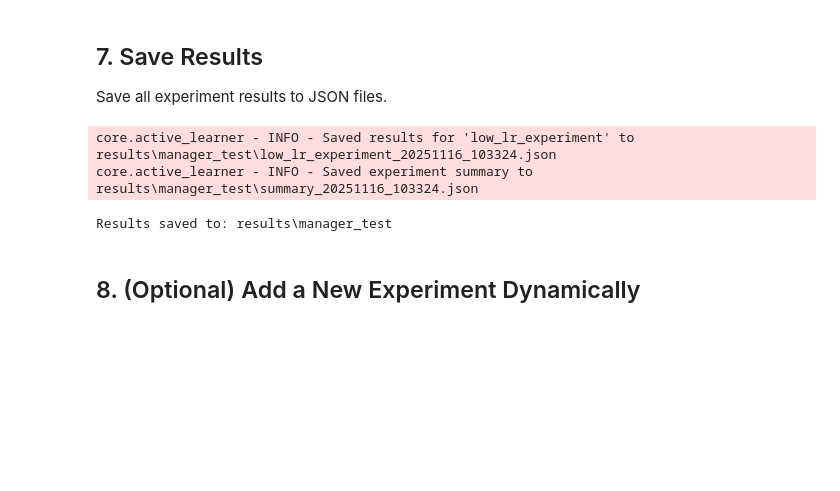
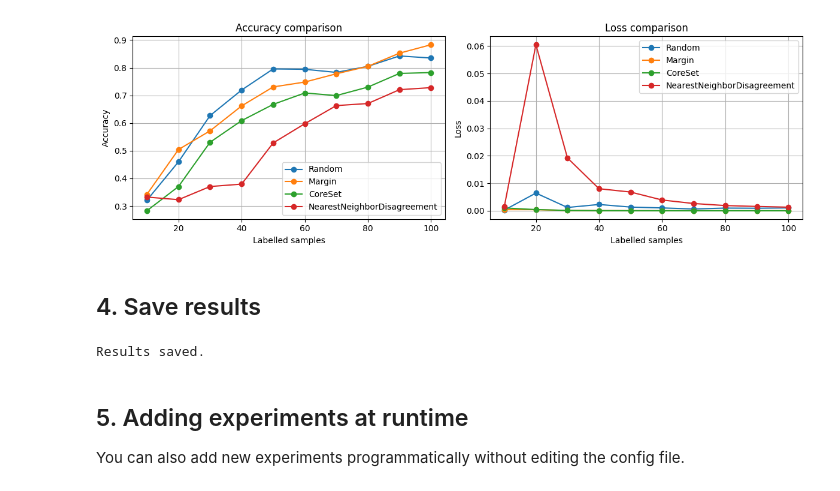
Before and after one commit to BenMcEwen1/BaseAL, a Jupyter notebook: core/docs/06_experiment_manager.ipynb, the cells around one changed output. Saved outputs shown, nothing was run; the diff lists cells and outputs as text; code cells hidden in the pictures; blank space fills up the shorter version.

```diff
--- a/core/docs/06_experiment_manager.ipynb
+++ b/core/docs/06_experiment_manager.ipynb
@@ -85,18 +35,16 @@ Run multiple cycles to see how the experiments progress.
 # %%
-num_cycles = 3
+n_cycles = 10
 
-for cycle in range(1, num_cycles + 1):
-    print(f"\n{'='*60}")
-    print(f"Cycle {cycle}/{num_cycles}")
-    print('='*60)
-
+for cycle in range(n_cycles):
     results = manager.run(
         n_samples=10,
-        epochs=5,
+        epochs=10,
         batch_size=8,
         parallel=False
     )
 
-    for exp_name, metrics in results.items():
-        print(f"{exp_name}: Loss={metrics['loss']:.4f}, Acc={metrics['accuracy']:.4f}")
+    if cycle % 3 == 0 or cycle == n_cycles - 1:
+        print(f"\nCycle {cycle + 1}/{n_cycles}")
+        for exp_name, metrics in results.items():
+            print(f"  {exp_name}: accuracy={metrics['accuracy']:.4f}, labelled={metrics['n_labeled']}")
 # %% [output]
@@ -182,15 +70,39 @@ plt.show()
-# %% [markdown]
-## 7. Save Results
-
-Save all experiment results to JSON files.
-# %%
-output_dir = Path("results/manager_test")
-manager.save(output_dir=output_dir)
-print(f"Results saved to: {output_dir}")
-# %% [output]
-core.active_learner - INFO - Saved results for 'low_lr_experiment' to results\manager_test\low_lr_experiment_20251116_103324.json
-core.active_learner - INFO - Saved experiment summary to results\manager_test\summary_20251116_103324.json
-Results saved to: results\manager_test
-# %% [markdown]
-## 8. (Optional) Add a New Experiment Dynamically
+# %%
+fig, axes = plt.subplots(1, 2, figsize=(12, 4))
+
+for learner, name in zip(manager.experiments, manager.experiment_names):
+    accuracies = [h['accuracy'] for h in learner.training_history]
+    losses = [h['loss'] for h in learner.training_history]
+    n_labeled = [h['n_labeled'] for h in learner.training_history]
+
+    axes[0].plot(n_labeled, accuracies, marker='o', label=name)
+    axes[1].plot(n_labeled, losses, marker='o', label=name)
+
+axes[0].set_xlabel('Labelled samples')
+axes[0].set_ylabel('Accuracy')
+axes[0].set_title('Accuracy comparison')
+axes[0].legend()
+axes[0].grid(True)
+
+axes[1].set_xlabel('Labelled samples')
+axes[1].set_ylabel('Loss')
+axes[1].set_title('Loss comparison')
+axes[1].legend()
+axes[1].grid(True)
+
+plt.tight_layout()
+plt.show()
+# %% [output]
+[figure, added]
+# %% [markdown]
+## 4. Save results
+# %%
+manager.save(output_dir=PROJECT_ROOT / "results" / "experiment_comparison")
+print("Results saved.")
+# %% [output]
+Results saved.
+# %% [markdown]
+## 5. Adding experiments at runtime
+
+You can also add new experiments programmatically without editing the config file.
 # %%
```
Also changed, not shown: parts of 20 cells of this notebook, 24 other files.
